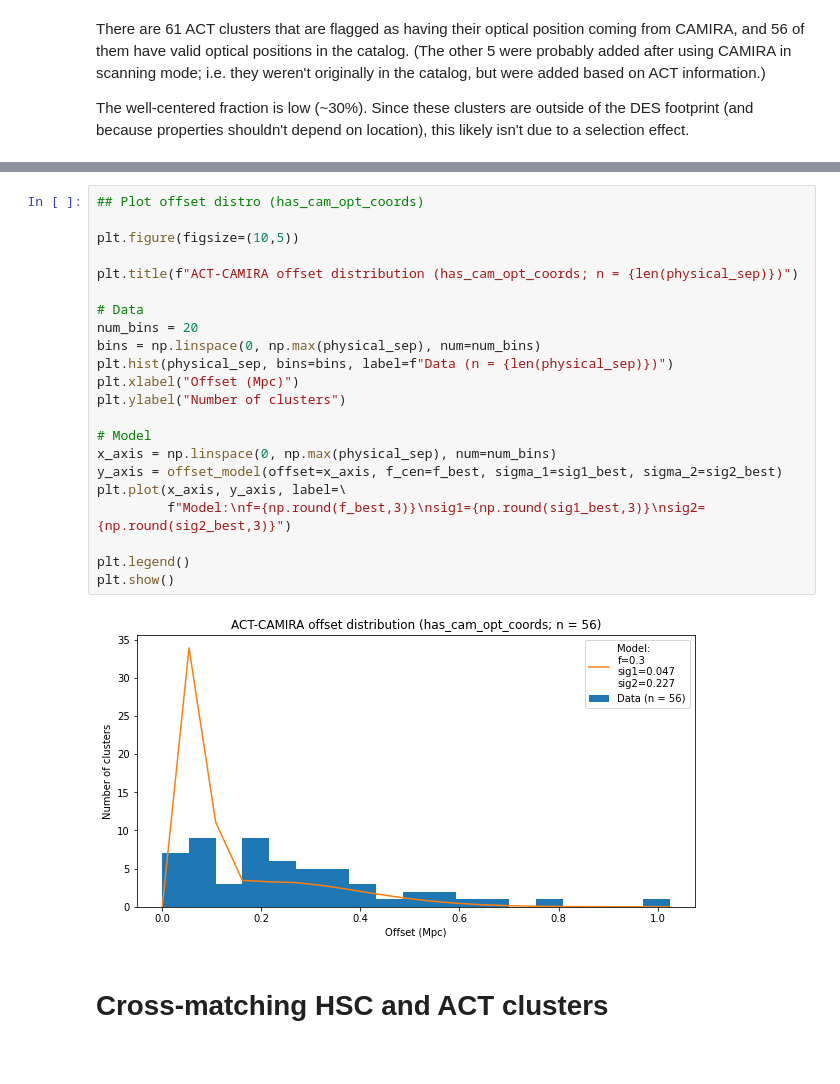
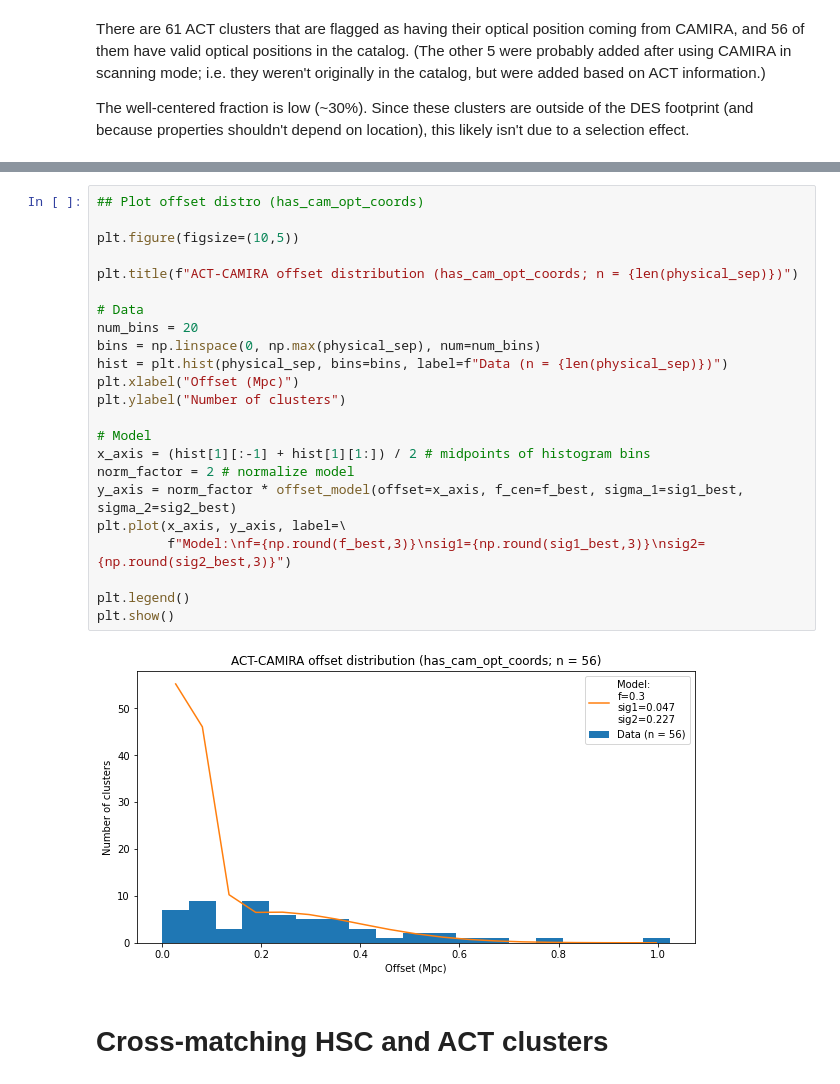
Before and after one commit to Jupiter1994/hsc-miscentering, a Jupyter notebook: Exploring cluster catalogs.ipynb, the cells around one changed output, grey strips where cells are left out. Saved outputs shown, nothing was run; the diff lists cells and outputs as text.

```diff
--- a/Exploring cluster catalogs.ipynb
+++ b/Exploring cluster catalogs.ipynb
@@ -307,27 +318,28 @@ Initial obj: 8.494371247281565e-26
 # %%
 ## Plot offset distro (has_cam_opt_coords)
 
 plt.figure(figsize=(10,5))
 
 plt.title(f"ACT-CAMIRA offset distribution (has_cam_opt_coords; n = {len(physical_sep)})")
 
 # Data
 num_bins = 20
 bins = np.linspace(0, np.max(physical_sep), num=num_bins)
-plt.hist(physical_sep, bins=bins, label=f"Data (n = {len(physical_sep)})")
+hist = plt.hist(physical_sep, bins=bins, label=f"Data (n = {len(physical_sep)})")
 plt.xlabel("Offset (Mpc)")
 plt.ylabel("Number of clusters")
 
 # Model
-x_axis = np.linspace(0, np.max(physical_sep), num=num_bins)
-y_axis = offset_model(offset=x_axis, f_cen=f_best, sigma_1=sig1_best, sigma_2=sig2_best)
+x_axis = (hist[1][:-1] + hist[1][1:]) / 2 # midpoints of histogram bins
+norm_factor = 2 # normalize model
+y_axis = norm_factor * offset_model(offset=x_axis, f_cen=f_best, sigma_1=sig1_best, sigma_2=sig2_best)
 plt.plot(x_axis, y_axis, label=\
          f"Model:\nf={np.round(f_best,3)}\nsig1={np.round(sig1_best,3)}\nsig2={np.round(sig2_best,3)}")
 
 plt.legend()
 plt.show()
 # %% [output]
-[figure, old version]
+[figure, new version]
 # %% [markdown]
 # Cross-matching HSC and ACT clusters
 # %% [markdown]
```
Also changed, not shown: parts of 11 cells of this notebook.
